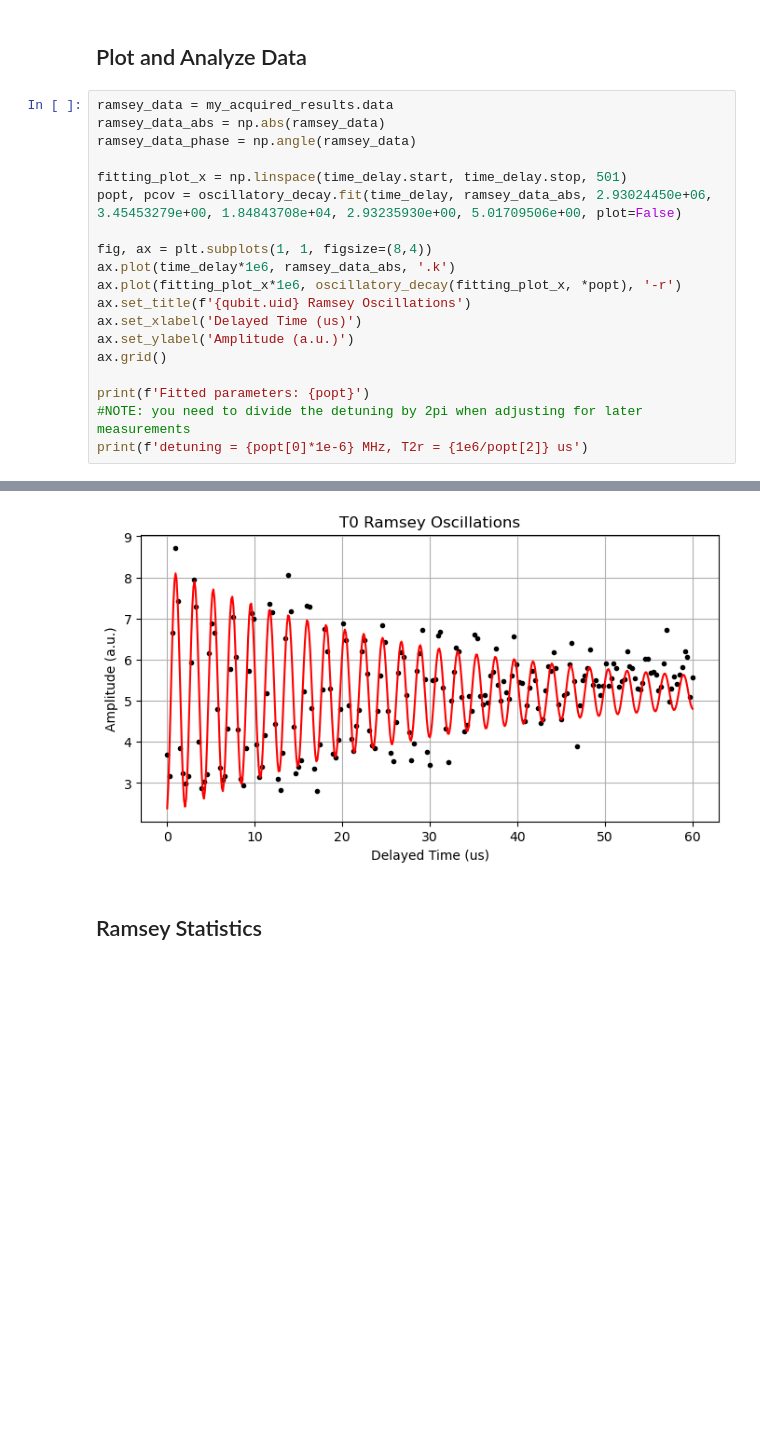
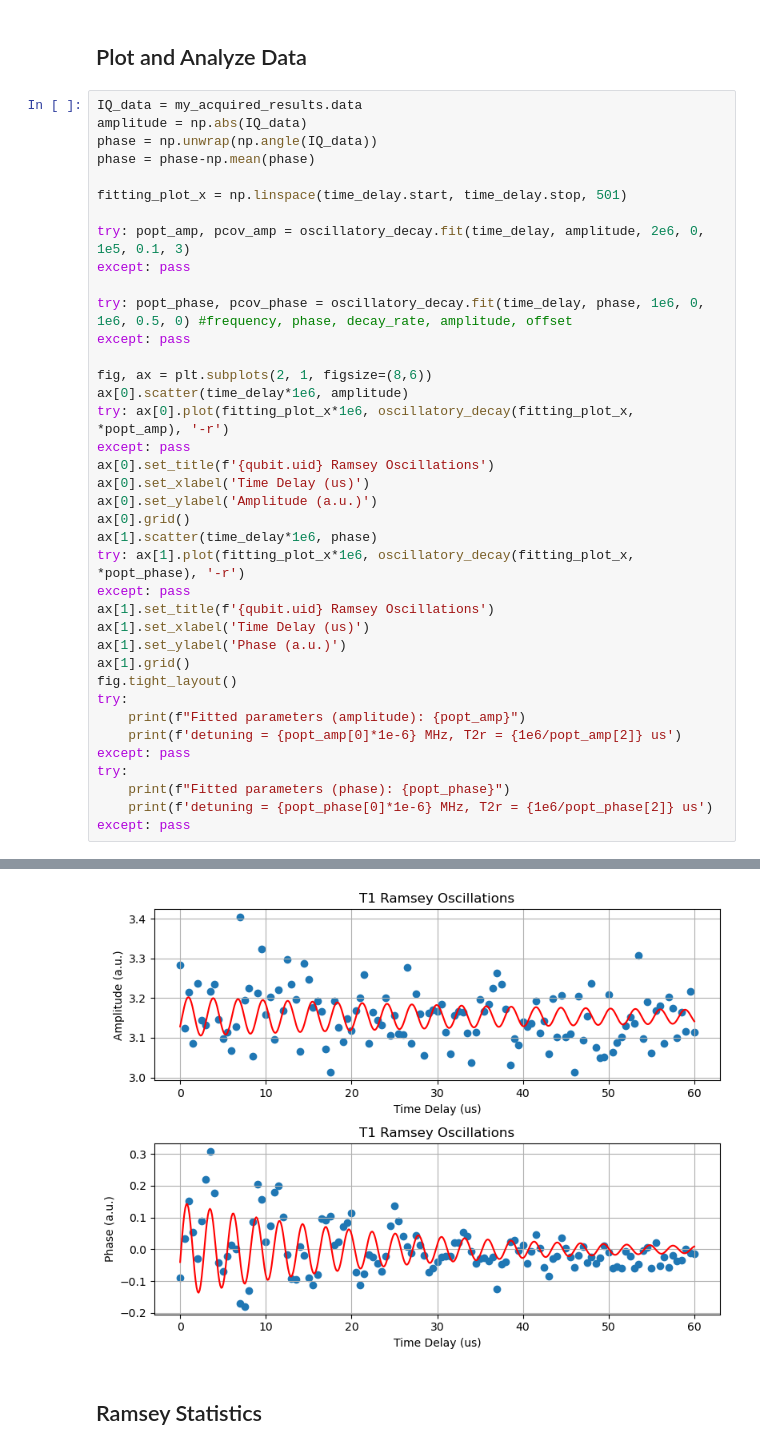
Before and after one commit to SciGeek2000/ZIScripts, a Jupyter notebook: LabOneQ/ZI_Control_Main.ipynb, the cells around one changed output, grey strips where cells are left out. Cells and saved outputs as stored; diff of their text form; blank space fills up the shorter version.

```diff
--- a/LabOneQ/ZI_Control_Main.ipynb
+++ b/LabOneQ/ZI_Control_Main.ipynb
@@ -1855,22 +1858,41 @@ my_acquired_results = my_results.acquired_results['single_freq_data'] #extracts
 # %% [markdown]
 ## Plot and Analyze Data
 # %%
-ramsey_data = my_acquired_results.data
-ramsey_data_abs = np.abs(ramsey_data)
-ramsey_data_phase = np.angle(ramsey_data)
+IQ_data = my_acquired_results.data
+amplitude = np.abs(IQ_data)
+phase = np.unwrap(np.angle(IQ_data))
+phase = phase-np.mean(phase)
 
 fitting_plot_x = np.linspace(time_delay.start, time_delay.stop, 501)
-popt, pcov = oscillatory_decay.fit(time_delay, ramsey_data_abs, 2.93024450e+06, 3.45453279e+00, 1.84843708e+04, 2.93235930e+00, 5.01709506e+00, plot=False)
 
-fig, ax = plt.subplots(1, 1, figsize=(8,4))
-ax.plot(time_delay*1e6, ramsey_data_abs, '.k')
-ax.plot(fitting_plot_x*1e6, oscillatory_decay(fitting_plot_x, *popt), '-r')
-ax.set_title(f'{qubit.uid} Ramsey Oscillations')
-ax.set_xlabel('Delayed Time (us)')
-ax.set_ylabel('Amplitude (a.u.)')
-ax.grid()
+try: popt_amp, pcov_amp = oscillatory_decay.fit(time_delay, amplitude, 2e6, 0, 1e5, 0.1, 3)
+except: pass
 
-print(f'Fitted parameters: {popt}')
-#NOTE: you need to divide the detuning by 2pi when adjusting for later measurements
-print(f'detuning = {popt[0]*1e-6} MHz, T2r = {1e6/popt[2]} us')
+try: popt_phase, pcov_phase = oscillatory_decay.fit(time_delay, phase, 1e6, 0, 1e6, 0.5, 0) #frequency, phase, decay_rate, amplitude, offset
+except: pass
+
+fig, ax = plt.subplots(2, 1, figsize=(8,6))
+ax[0].scatter(time_delay*1e6, amplitude)
+try: ax[0].plot(fitting_plot_x*1e6, oscillatory_decay(fitting_plot_x, *popt_amp), '-r')
+except: pass
+ax[0].set_title(f'{qubit.uid} Ramsey Oscillations')
+ax[0].set_xlabel('Time Delay (us)')
+ax[0].set_ylabel('Amplitude (a.u.)')
+ax[0].grid()
+ax[1].scatter(time_delay*1e6, phase)
+try: ax[1].plot(fitting_plot_x*1e6, oscillatory_decay(fitting_plot_x, *popt_phase), '-r')
+except: pass
+ax[1].set_title(f'{qubit.uid} Ramsey Oscillations')
+ax[1].set_xlabel('Time Delay (us)')
+ax[1].set_ylabel('Phase (a.u.)')
+ax[1].grid()
+fig.tight_layout()
+try:
+    print(f"Fitted parameters (amplitude): {popt_amp}")
+    print(f'detuning = {popt_amp[0]*1e-6} MHz, T2r = {1e6/popt_amp[2]} us')
+except: pass
+try:
+    print(f"Fitted parameters (phase): {popt_phase}")
+    print(f'detuning = {popt_phase[0]*1e-6} MHz, T2r = {1e6/popt_phase[2]} us')
+except: pass
 # %% [output]
@@ -1880,3 +1905,3 @@ detuning = 2.924761453616276 MHz, T2r = 30.20214059580884 us
-[figure, old version]
+[figure, new version]
 # %% [markdown]
 ## Ramsey Statistics
```
Also changed, not shown: parts of 66 cells of this notebook, 3 other files.
